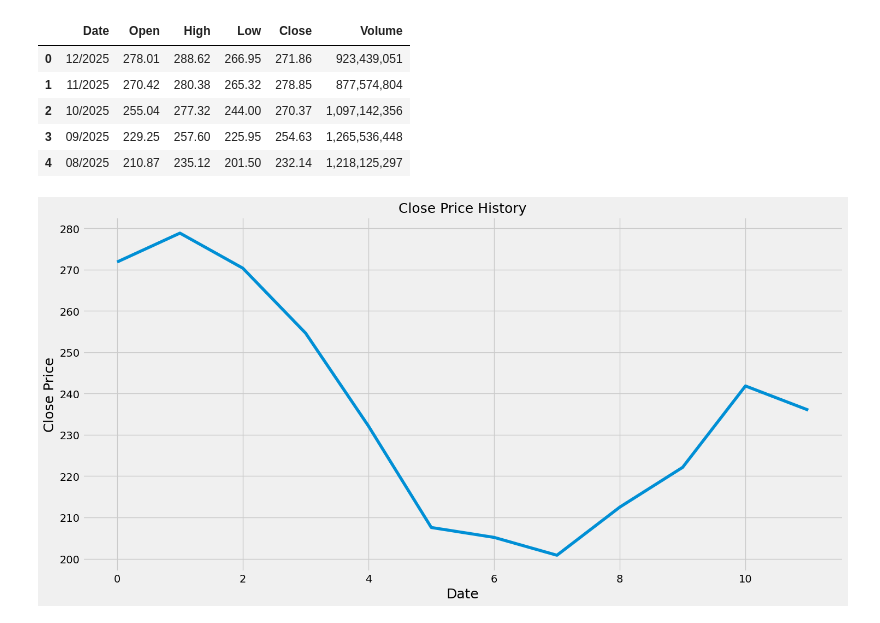
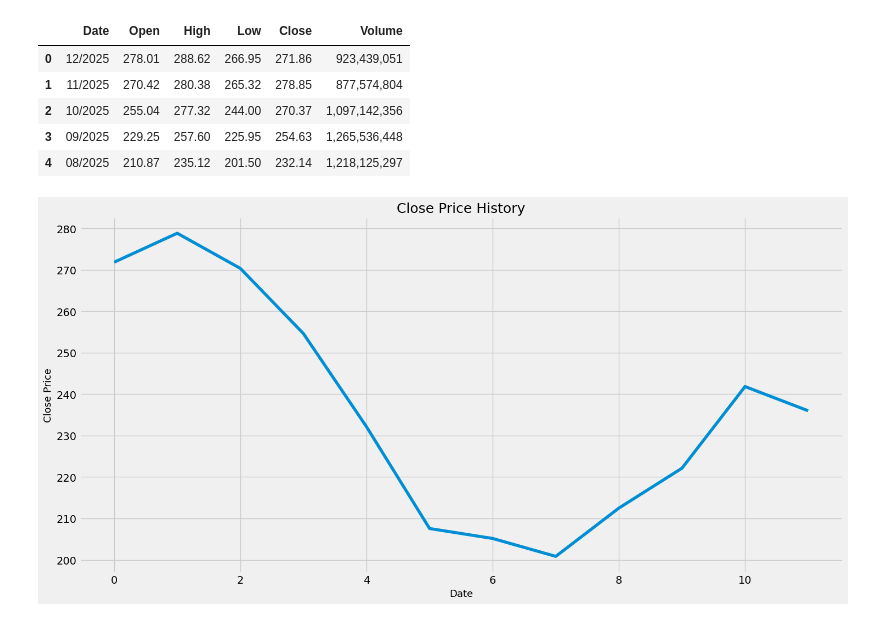
Before and after one commit to jackashleyb/Simple-Moving-Average-SMA-Crossover-Trading-Strategy, a Jupyter notebook: SMA Crossover.ipynb, the cells around one changed output. Cells and saved outputs as stored; diff of their text form; code cells hidden in the pictures.

```diff
--- a/SMA Crossover.ipynb
+++ b/SMA Crossover.ipynb
@@ -23,13 +23,13 @@ df.head()
 # %%
 # visually show the close price
 plt.figure(figsize=(16, 8))
 plt.title('Close Price History' , fontsize=18)
 plt.plot(df['Close'], label='Close Price')
-plt.xlabel('Date', fontsize=18)
-plt.ylabel('Close Price', fontsize=18)
-plt.show()
+plt.xlabel('Date', fontsize=13)
+plt.ylabel('Close Price', fontsize=13)
+plt.show()     # make Date the index
 # %% [output]
-[figure, old version]
+[figure, new version]
 # %%
 # create a function to calculate the simple moving average or SMA.
 def SMA(data, period=30, column='Close'):
```
Also changed, not shown: parts of 2 cells of this notebook, 1 other file.
